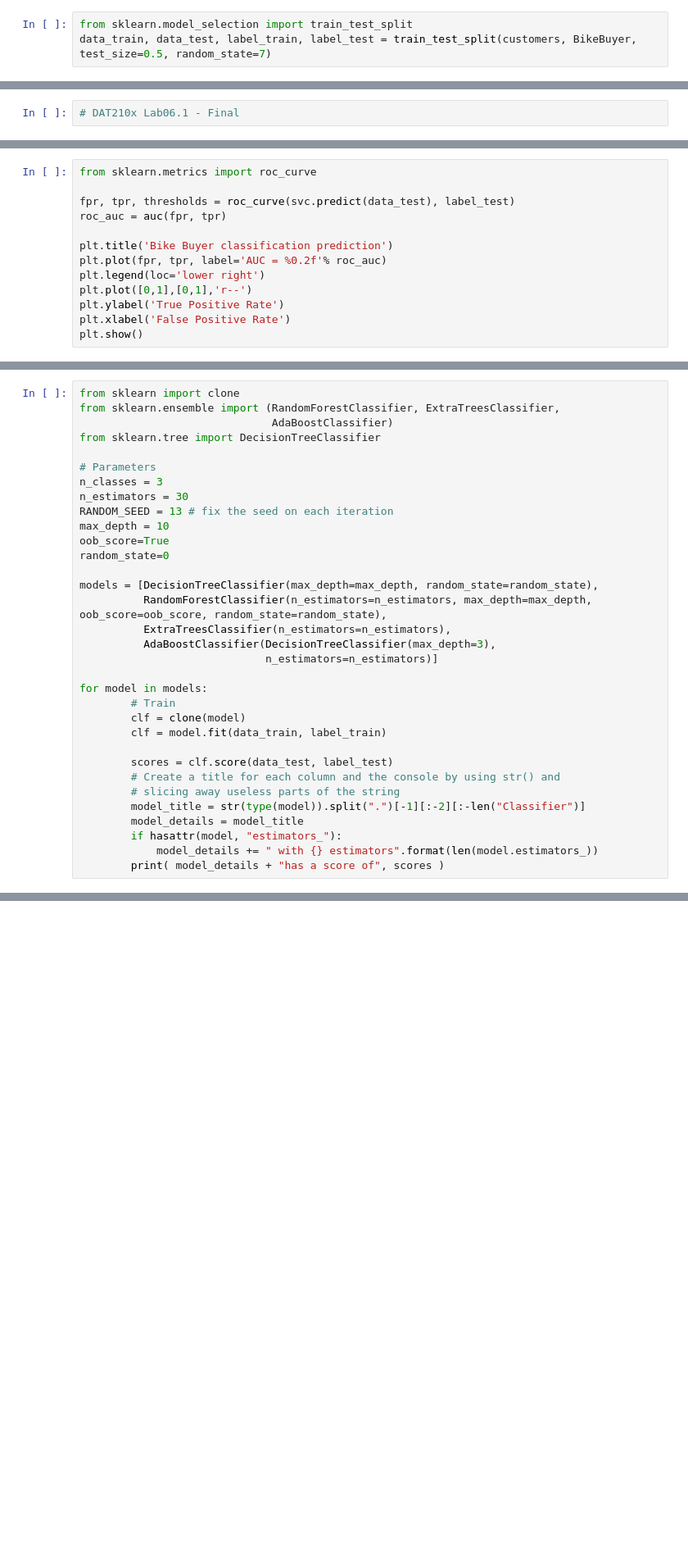
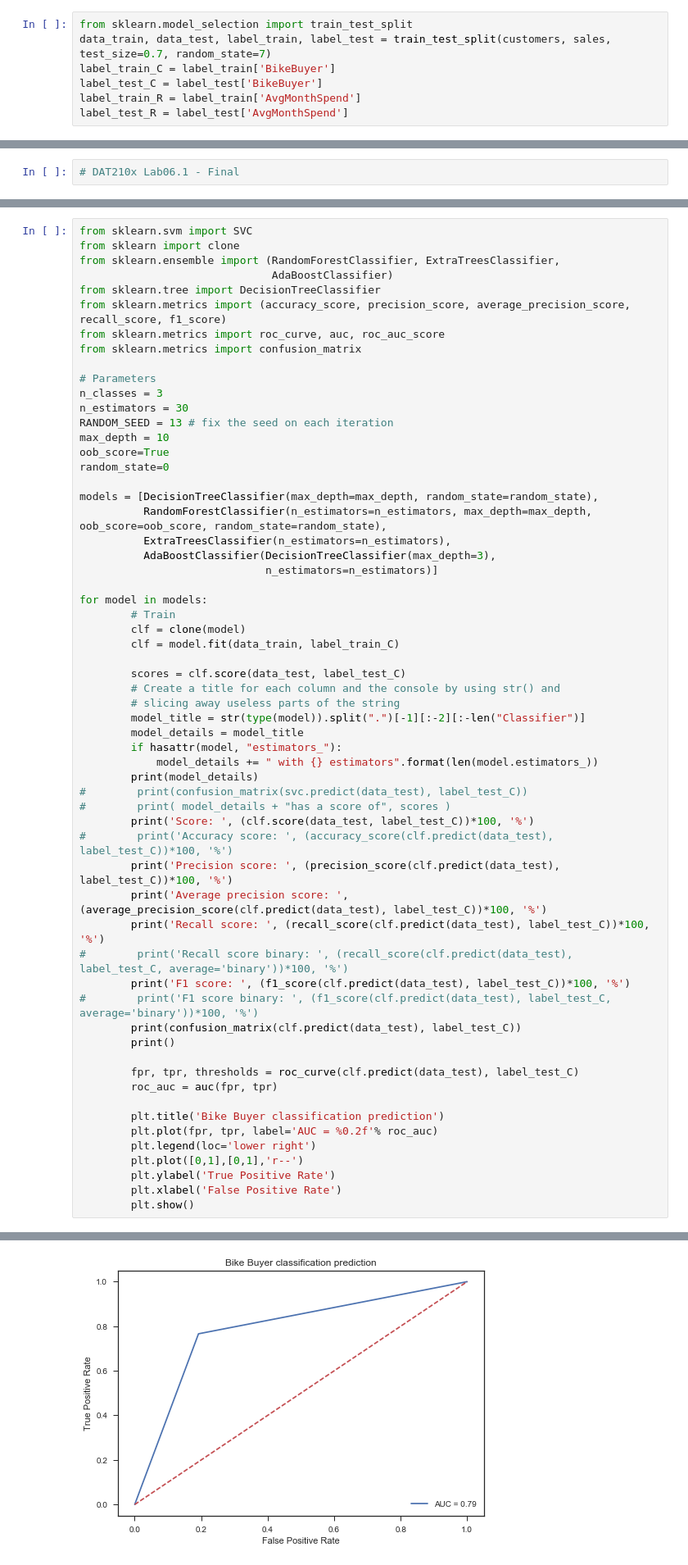
Before and after one commit to tbugaievskyi/Microsoft-DAT102x-Data-Science-Professional-Project, a Jupyter notebook: 10 Dat102x Challenge 1.1 (answears).ipynb, the cells around one changed output, grey strips where cells are left out. Shown at 82% size. Cells and saved outputs as stored; diff of their text form; blank space fills up the shorter version.

```diff
--- a/10 Dat102x Challenge 1.1 (answears).ipynb
+++ b/10 Dat102x Challenge 1.1 (answears).ipynb
@@ -535,4 +529,8 @@ label_train = BikeBuyer[msk]
 label_test = BikeBuyer[~msk]
 # %%
 from sklearn.model_selection import train_test_split
-data_train, data_test, label_train, label_test = train_test_split(customers, BikeBuyer, test_size=0.5, random_state=7)
+data_train, data_test, label_train, label_test = train_test_split(customers, sales, test_size=0.7, random_state=7)
+label_train_C = label_train['BikeBuyer']
+label_test_C = label_test['BikeBuyer']
+label_train_R = label_train['AvgMonthSpend']
+label_test_R = label_test['AvgMonthSpend']
@@ -575,13 +573,0 @@ array([[1741,  753],
-# %%
-from sklearn.metrics import roc_curve
-
-fpr, tpr, thresholds = roc_curve(svc.predict(data_test), label_test)
-roc_auc = auc(fpr, tpr)
-
-plt.title('Bike Buyer classification prediction')
-plt.plot(fpr, tpr, label='AUC = %0.2f'% roc_auc)
-plt.legend(loc='lower right')
-plt.plot([0,1],[0,1],'r--')
-plt.ylabel('True Positive Rate')
-plt.xlabel('False Positive Rate')
-plt.show()
@@ -616,8 +656,12 @@ array([[1713,  664],
 # %%
+from sklearn.svm import SVC
 from sklearn import clone
 from sklearn.ensemble import (RandomForestClassifier, ExtraTreesClassifier,
                               AdaBoostClassifier)
 from sklearn.tree import DecisionTreeClassifier
+from sklearn.metrics import (accuracy_score, precision_score, average_precision_score, recall_score, f1_score)
+from sklearn.metrics import roc_curve, auc, roc_auc_score
+from sklearn.metrics import confusion_matrix
 
 # Parameters
 n_classes = 3
@@ -636,14 +680,37 @@ models = [DecisionTreeClassifier(max_depth=max_depth, random_state=random_state)
 for model in models:
         # Train
         clf = clone(model)
-        clf = model.fit(data_train, label_train)
+        clf = model.fit(data_train, label_train_C)
 
-        scores = clf.score(data_test, label_test)
+        scores = clf.score(data_test, label_test_C)
         # Create a title for each column and the console by using str() and
         # slicing away useless parts of the string
         model_title = str(type(model)).split(".")[-1][:-2][:-len("Classifier")]
         model_details = model_title
         if hasattr(model, "estimators_"):
             model_details += " with {} estimators".format(len(model.estimators_))
-        print( model_details + "has a score of", scores )
+        print(model_details)
+#        print(confusion_matrix(svc.predict(data_test), label_test_C))
+#        print( model_details + "has a score of", scores )
+        print('Score: ', (clf.score(data_test, label_test_C))*100, '%')
+#        print('Accuracy score: ', (accuracy_score(clf.predict(data_test), label_test_C))*100, '%')
+        print('Precision score: ', (precision_score(clf.predict(data_test), label_test_C))*100, '%')
+        print('Average precision score: ', (average_precision_score(clf.predict(data_test), label_test_C))*100, '%')
+        print('Recall score: ', (recall_score(clf.predict(data_test), label_test_C))*100, '%')
+#        print('Recall score binary: ', (recall_score(clf.predict(data_test), label_test_C, average='binary'))*100, '%')
+        print('F1 score: ', (f1_score(clf.predict(data_test), label_test_C))*100, '%')
+#        print('F1 score binary: ', (f1_score(clf.predict(data_test), label_test_C, average='binary'))*100, '%')
+        print(confusion_matrix(clf.predict(data_test), label_test_C))
+        print()
+
+        fpr, tpr, thresholds = roc_curve(clf.predict(data_test), label_test_C)
+        roc_auc = auc(fpr, tpr)
+
+        plt.title('Bike Buyer classification prediction')
+        plt.plot(fpr, tpr, label='AUC = %0.2f'% roc_auc)
+        plt.legend(loc='lower right')
+        plt.plot([0,1],[0,1],'r--')
+        plt.ylabel('True Positive Rate')
+        plt.xlabel('False Positive Rate')
+        plt.show()
 # %% [output]
@@ -653,0 +725 @@ AdaBoost with 30 estimatorshas a score of 0.78895184136
+[figure, added]
```
Also changed, not shown: parts of 45 cells of this notebook.
